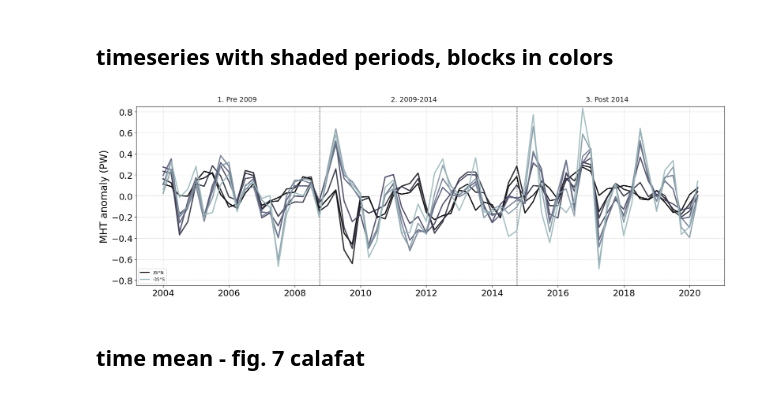
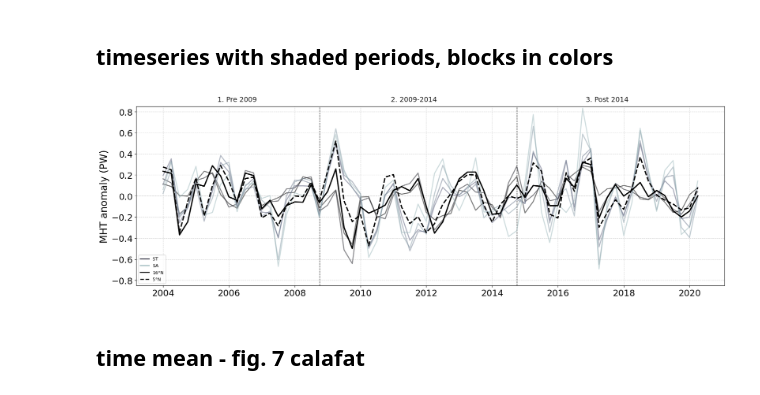
Before and after one commit to lea-dietz/masterthesis, a Jupyter notebook: coding/mht.ipynb, the cells around one changed output. Saved outputs shown, nothing was run; the diff lists cells and outputs as text; code cells hidden in the pictures.

```diff
--- a/coding/mht.ipynb
+++ b/coding/mht.ipynb
@@ -441,15 +447,15 @@ periods_corrs = {}
 periods_significance = {}
 cross_block_results = {}
 
-only_total = {k: v for k, v in periods.items() if k == "total"}
+only_total_period = {k: v for k, v in periods.items() if k == "total"}
 
 sub_periods = {k: v for k, v in periods.items() if k != "total"}
 
 total = False
 
 if total == True:
-    periods_sel = only_total
-    n = len(only_total)
+    periods_sel = only_total_period
+    n = len(only_total_period)
 else:
     periods_sel = sub_periods
     n = len(sub_periods)
@@ -805,9 +811,6 @@ for idx, key in enumerate(periods):
 # %% [markdown]
 ## timeseries with shaded periods, blocks in colors
 # %%
-
-from matplotlib.lines import Line2D
-
 
 # Okabe-Ito palette (colorblind-friendly)
 OKABE_ITO = {
@@ -840,6 +843,7 @@ block_mean = False
 # cmap = cb.sequential.RdPu_9_r.mpl_colormap
 cmap = plt.cm.bone
 all_idx = np.concatenate([lat_idx_st, lat_idx_sa])
+# all_idx = range(len(lats))
 
 
 # define the two blocks
@@ -945,9 +949,30 @@ elif not use_single_cmap:
 else:
     for lat_i in selected_idx:
         lat_val = lats[lat_i]
-        color = lat_color_map[lat_val]
+        if lat_val == 16.0:
+            alpha = 1
+            linestyle = "-"
+            color = "black"  # "#0072B2"
+            zorder = 5
+            linewidth=2.5
+
+        elif lat_val == 5.0:
+            alpha = 1
+            linestyle = "--"
+            color =  "black" #"#F0E442"
+            zorder = 5
+            linewidth=2.5
+
+        else:
+            alpha=0.5
+            linestyle="-"
+            color = lat_color_map[lat_val]
+            zorder = 3
+            linewidth=2
+
         da = data_used.isel(lat=[lat_i]).squeeze()
-        ax.plot(x, da.values, color=color, linewidth=2.5, alpha=0.9,
+        ax.plot(x, da.values,
+                color=color, linewidth=linewidth, alpha=alpha, linestyle=linestyle, zorder=zorder,
                 label=f"{abs(lat_val):.0f}°{'N' if lat_val >= 0 else 'S'}")
 
 ax.axhline( 0, color="gray", linestyle="--", linewidth=1, alpha=0.5)
@@ -967,36 +992,40 @@ ax.set_xticklabels(years[tick_idx])
 
 if block_mean:
 
     handles, labels = ax.get_legend_handles_labels()
     ax.legend(handles=handles, labels=labels, loc="lower left", fontsize=9, frameon=True)
 
 elif not use_single_cmap:
     handles = [
         Line2D([0], [0], color=st_shades[-1], linewidth=2, label="ST block"),
         Line2D([0], [0], color=sa_shades[-1], linewidth=2, label="SA block"),
     ]
 
     ax.legend(handles=handles, loc="lower left", fontsize=9, frameon=True)
 
 else:
     if len(selected_idx) != len(all_idx):
         handles, labels = ax.get_legend_handles_labels()
         ax.legend(handles=handles, labels=labels, loc="lower left", fontsize=9, frameon=True)
     else:
         handles = [
-            Line2D([0], [0], color=colors[0], linewidth=2, label=f"{lats[all_idx[0]]:.0f}°N"),
-            Line2D([0], [0], color=colors[-1], linewidth=2, label=f"{lats[all_idx[-1]]:.0f}°S"),
+            Line2D([0], [0], color=colors[2], linewidth=2, label=f"ST "),
+            Line2D([0], [0], color=colors[-1], linewidth=2, label=f"SA"),
+            # Line2D([0], [0], color="#0072B2", linewidth=2, label=f"16°N"),
+            # Line2D([0], [0], color= "#F0E442", linewidth=2, label=f"5°N"),
+            Line2D([0], [0], color="black", linewidth=2, label=f"16°N"),
+            Line2D([0], [0], color= "black", linewidth=2, linestyle="--",label=f"5°N"),
         ]
         ax.legend(handles=handles, loc="lower left", fontsize=9, frameon=True)
 
 plt.tight_layout()
 if SAVING:
     os.makedirs(f"figures/timeseries/total/", exist_ok=True)
     plt.savefig(f"figures/timeseries/total/{savename}", dpi=300, bbox_inches='tight')
 
 plt.show()
 # %% [output]
-[figure, old version]
+[figure, new version]
 # %% [markdown]
 ## time mean - fig. 7 calafat
 # %%
```
Also changed, not shown: parts of 8 cells of this notebook, 55 other files.
